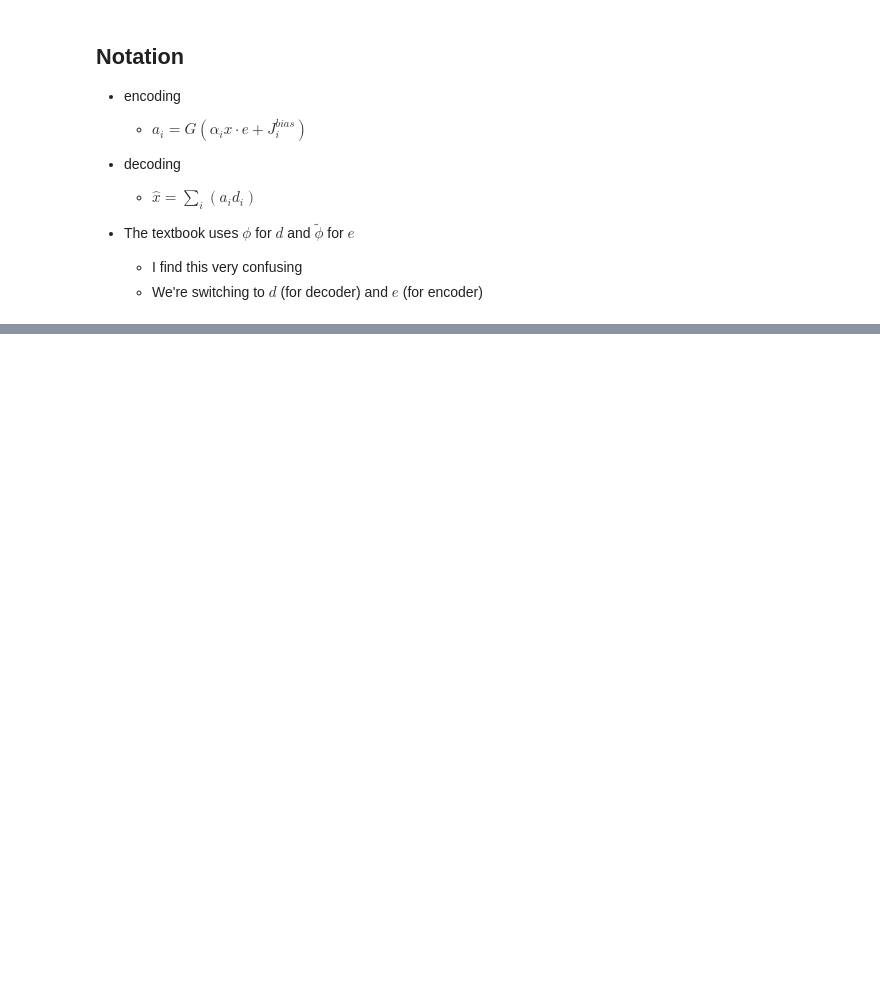
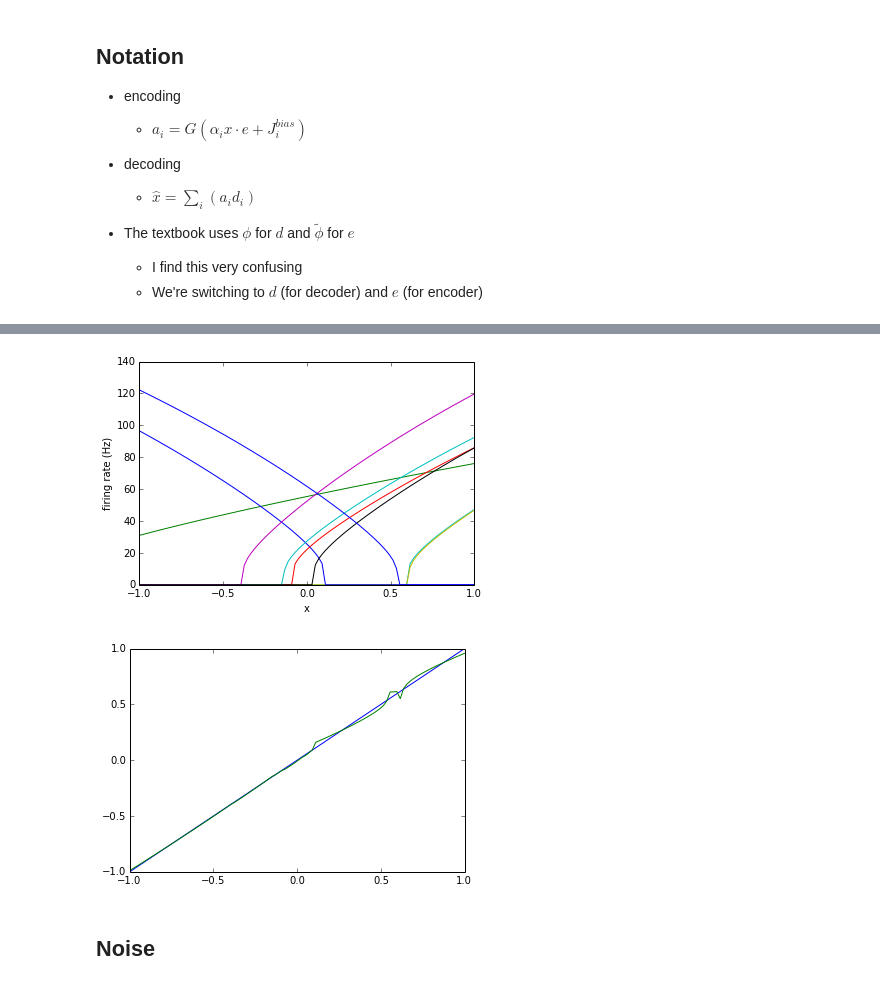
Before and after one commit to tcstewar/syde556, a Jupyter notebook: SYDE 556 Lecture 2 Representation.ipynb, the cells around one changed output, grey strips where cells are left out. Drawn from its saved outputs; the diff is of its cells as text; code cells hidden in the pictures; blank space fills up the shorter version.

Commit message:
Added decoder calc to lecture 2

```diff
--- a/SYDE 556 Lecture 2 Representation.ipynb
+++ b/SYDE 556 Lecture 2 Representation.ipynb
@@ -277,0 +350,33 @@ pylab.show()
+# %%
+import numpy
+import syde556
+reload(syde556)
+
+N = 15
+x = numpy.linspace(-1, 1, 100)
+encoders = numpy.random.choice([-1, 1], N)
+alpha = numpy.random.uniform(0.5,2, N)
+bias = numpy.random.uniform(-2, 2, N)
+
+A = syde556.activity(x, encoders, alpha, bias)
+
+d = syde556.decoders(A, x)
+xhat = numpy.dot(A, d)
+
+figure()
+plot(x, A)
+xlabel('x')
+ylabel('firing rate (Hz)')
+
+figure()
+plot(x, x)
+plot(x, xhat)
+ylim(-1, 1)
+xlim(-1, 1)
+
+show()
+# %% [output]
+[figure, added]
+[figure, added]
+# %% [markdown]
+## Noise
```
Also changed, not shown: parts of 3 cells of this notebook.
